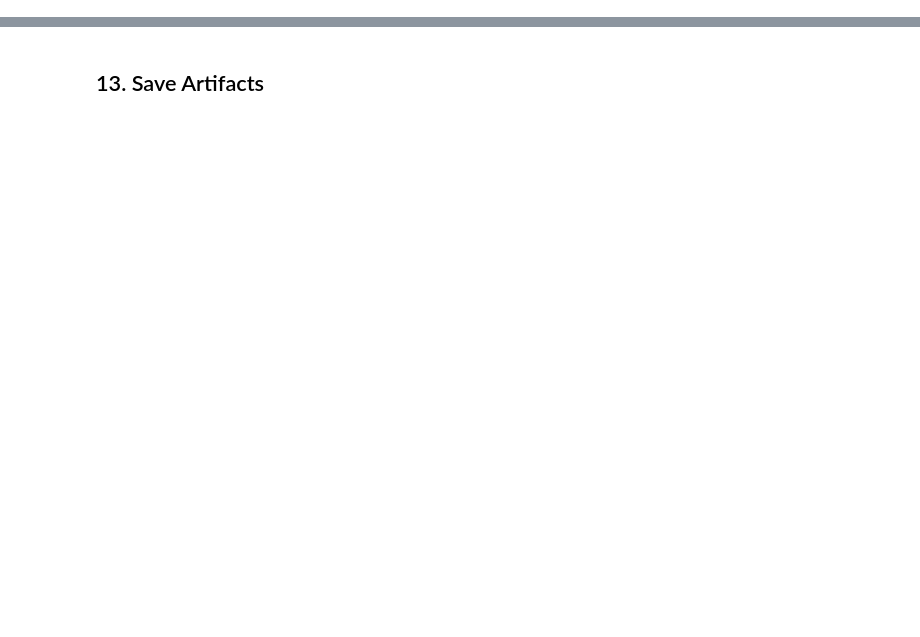
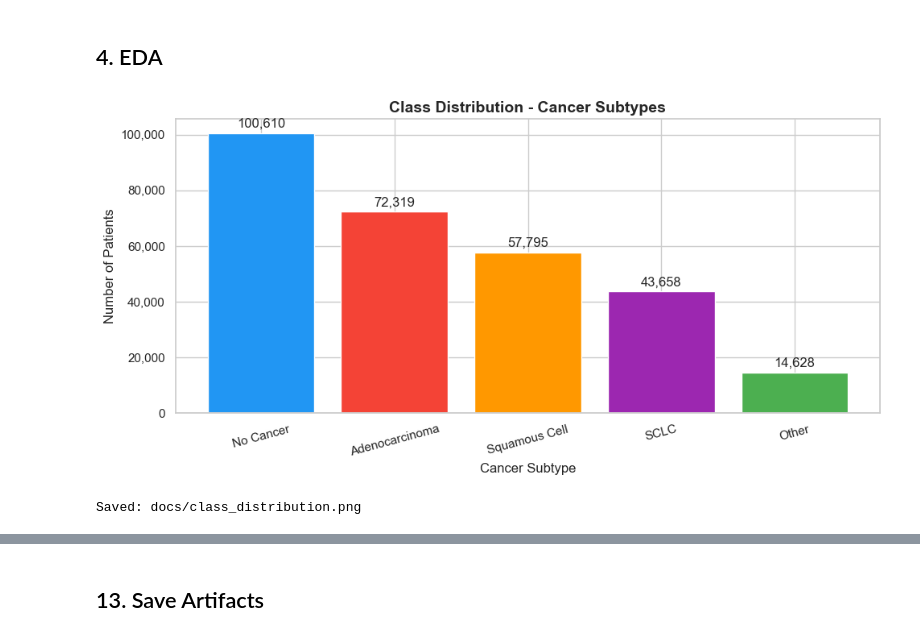
Before and after one commit to fikiribienvenu/PulmoScan_05, a Jupyter notebook: backend/lung.ipynb, the cells around one changed output, grey strips where cells are left out. Saved outputs shown, nothing was run; the diff lists cells and outputs as text; code cells hidden in the pictures; blank space fills up the shorter version.

```diff
--- a/backend/lung.ipynb
+++ b/backend/lung.ipynb
@@ -256,16 +0,0 @@ plt.show()
-# %%
-# ROC curves for all models
-plt.figure(figsize=(10, 7))
-for (name, data), color in zip(results.items(), colors):
-    fpr, tpr, _ = roc_curve(y_test, data['y_proba'])
-    auc_val = data['metrics']['roc_auc']
-    plt.plot(fpr, tpr, label=f'{name} (AUC={auc_val:.3f})', color=color, linewidth=2)
-
-plt.plot([0,1],[0,1], 'k--', alpha=0.5, label='Random')
-plt.xlabel('False Positive Rate')
-plt.ylabel('True Positive Rate')
-plt.title('ROC Curves – All Models', fontsize=13, fontweight='bold')
-plt.legend(loc='lower right')
-plt.grid(alpha=0.3)
-plt.savefig('docs/roc_curves.png', dpi=150, bbox_inches='tight')
-plt.show()
@@ -323,0 +121,12 @@ else:
+# %%
+df_raw = pd.read_csv(DATA_PATH)
+
+# Normalise ALL column names: lowercase + underscores (fixes mixed-case access bug)
+df_raw.columns = [
+    c.strip().lower().replace(' ', '_').replace('-', '_')
+    for c in df_raw.columns
+]
+
+print('Shape:', df_raw.shape)
+print('Columns:', list(df_raw.columns))
+df_raw.head()
@@ -323,0 +190,20 @@ else:
+# %% [markdown]
+## 4. EDA
+# %%
+fig, ax = plt.subplots(figsize=(10, 5))
+counts = df_raw[TARGET_COL].value_counts()
+colors = ['#2196F3', '#F44336', '#FF9800', '#9C27B0', '#4CAF50']
+bars = ax.bar(counts.index, counts.values, color=colors[:len(counts)])
+ax.bar_label(bars, labels=[f'{v:,}' for v in counts.values], padding=3)
+ax.set_title('Class Distribution - Cancer Subtypes', fontsize=14, fontweight='bold')
+ax.set_xlabel('Cancer Subtype')
+ax.set_ylabel('Number of Patients')
+ax.yaxis.set_major_formatter(plt.FuncFormatter(lambda x, _: f'{int(x):,}'))
+plt.xticks(rotation=15)
+plt.tight_layout()
+plt.savefig(DOCS_DIR / 'class_distribution.png', dpi=120, bbox_inches='tight')
+plt.show()
+print('Saved: docs/class_distribution.png')
+# %% [output]
+[figure, added]
+Saved: docs/class_distribution.png
```
Also changed, not shown: parts of 64 cells of this notebook, 57 other files.
